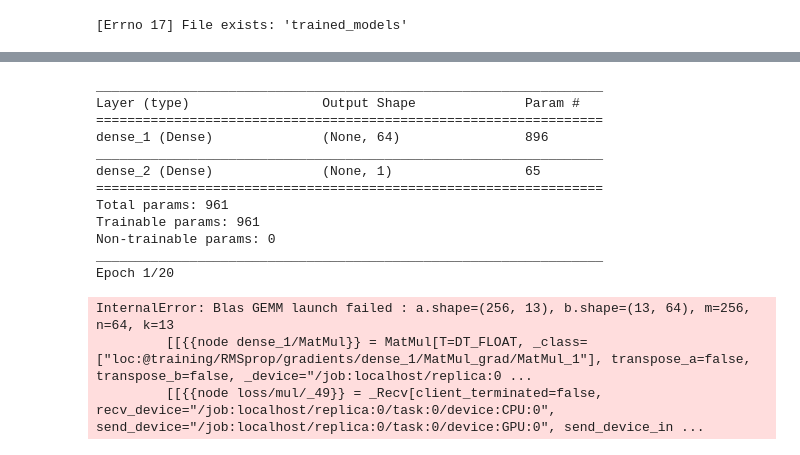
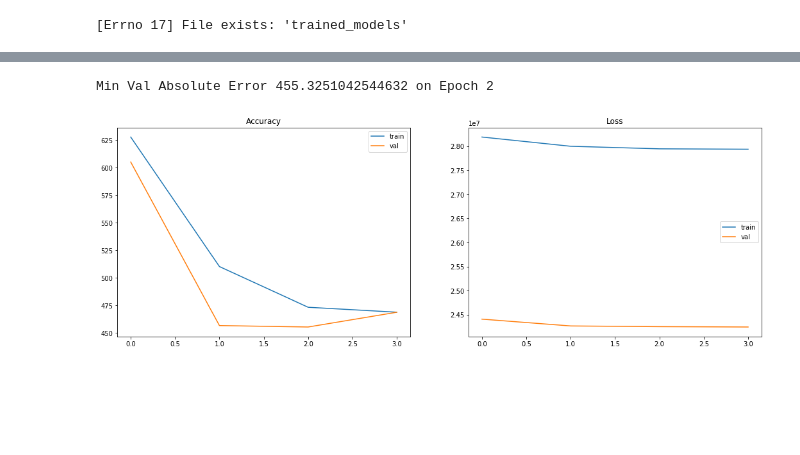
Before and after one commit to lopez-/kaggle_projects, a Jupyter notebook: nyc_taxi/eda.ipynb, the cells around one changed output, grey strips where cells are left out. Drawn from its saved outputs; the diff is of its cells as text; code cells hidden in the pictures; blank space fills up the shorter version.

```diff
--- a/nyc_taxi/eda.ipynb
+++ b/nyc_taxi/eda.ipynb
@@ -102,9 +90,10 @@ X_val = nml.transform(X_val)
 X_test = nml.transform(X_test)
 # %%
 model = models.Sequential()
-model.add(layers.Dense(64, activation='relu', input_shape=(X_train.shape[1],)))
-# model.add(layers.Dense(32, activation='relu'))
-# model.add(layers.Dense(16, activation='relu'))
+model.add(layers.Dense(128, activation='relu', input_shape=(X_train.shape[1],)))
+model.add(layers.Dense(64, activation='relu'))
+model.add(layers.Dense(32, activation='relu'))
+model.add(layers.Dense(16, activation='relu'))
 model.add(layers.Dense(1))
 
 model.compile(loss='mse', optimizer='rmsprop', metrics=['mae'])
@@ -114,7 +103,8 @@ model.summary()
 history = model.fit(X_train,
                     y_train,
                     epochs=20,
-                    batch_size=256,
+                    batch_size=512,
+                    callbacks=callbacks,
                     validation_data=(X_val, y_val))
 # %% [output]
 _________________________________________________________________
@@ -138,31 +127,23 @@ from keras.datasets import boston_housing
-# %%
-model = models.Sequential()
-model.add(layers.Dense(64, activation='relu', input_shape=(train_data.shape[1],)))
-# model.add(layers.Dense(32, activation='relu'))
-# model.add(layers.Dense(16, activation='relu'))
-model.add(layers.Dense(1))
-
-model.compile(loss='mse', optimizer='rmsprop', metrics=['mae'])
-
-model.summary()
-
-history = model.fit(train_data,
-                    train_targets,
-                    epochs=20,
-                    batch_size=256)
-# %% [output]
-_________________________________________________________________
-Layer (type)                 Output Shape              Param #
-=================================================================
-dense_1 (Dense)              (None, 64)                896
-_________________________________________________________________
-dense_2 (Dense)              (None, 1)                 65
-=================================================================
-Total params: 961
-Trainable params: 961
-Non-trainable params: 0
-_________________________________________________________________
-Epoch 1/20
-InternalError: Blas GEMM launch failed : a.shape=(256, 13), b.shape=(13, 64), m=256, n=64, k=13
-         [[{{node dense_1/MatMul}} = MatMul[T=DT_FLOAT, _class=["loc:@training/RMSprop/gradients/dense_1/MatMul_grad/MatMul_1"], transpose_a=false, transpose_b=false, _device="/job:localhost/replica:0 ...
-         [[{{node loss/mul/_49}} = _Recv[client_terminated=false, recv_device="/job:localhost/replica:0/task:0/device:CPU:0", send_device="/job:localhost/replica:0/task:0/device:GPU:0", send_device_in ...
+# %%
+results = history.history
+epochs = history.epoch
+
+print('Min Val Absolute Error {0} on Epoch {1}'.format(np.min(results['val_mean_absolute_error']), np.argmin(results['val_mean_absolute_error'])))
+
+fig, (ax1, ax2) = plt.subplots(1,2, figsize=(18,6))
+
+ax1.plot(epochs, results['mean_absolute_error'], label='train')
+ax1.plot(epochs, results['val_mean_absolute_error'], label='val')
+ax1.set_title('Accuracy')
+# ax1.set_ylim([0, 1])
+ax1.legend()
+
+ax2.plot(epochs, results['loss'], label='train')
+ax2.plot(epochs, results['val_loss'], label='val')
+ax2.set_title('Loss')
+ax2.legend()
+
+plt.show()
+# %% [output]
+Min Val Absolute Error 455.3251042544632 on Epoch 2
+[figure, added]
```
Also changed, not shown: parts of 9 cells of this notebook, 1 other file.
